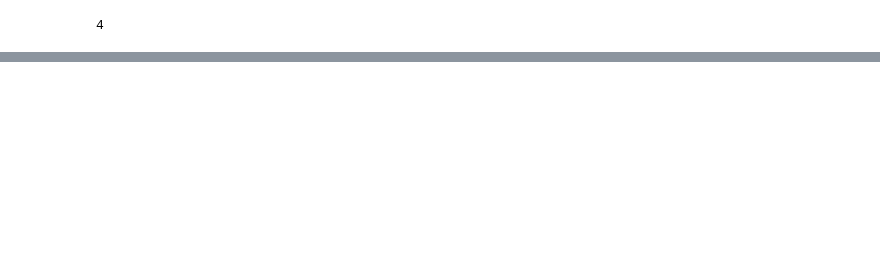
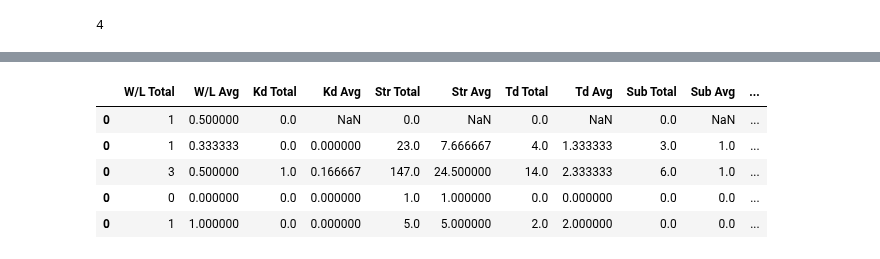
Before and after one commit to tylerlum/ufc_automated_scoring_system, a Jupyter notebook: UFC_data_scraping.ipynb, the cells around one changed output, grey strips where cells are left out. Drawn from its saved outputs; the diff is of its cells as text; code cells hidden in the pictures; blank space fills up the shorter version.

```diff
--- a/UFC_data_scraping.ipynb
+++ b/UFC_data_scraping.ipynb
@@ -864,0 +923,11 @@ len(new2[0])
+# %%
+x = get_all_fighters_detailed()
+# %%
+x.head()
+# %% [output]
+|  | W/L Total | W/L Avg | Kd Total | Kd Avg | Str Total | Str Avg | Td Total | Td Avg | Sub Total | Sub Avg | ... |
+| 0 | 1 | 0.500000 | 0.0 | NaN | 0.0 | NaN | 0.0 | NaN | 0.0 | NaN | ... |
+| 0 | 1 | 0.333333 | 0.0 | 0.000000 | 23.0 | 7.666667 | 4.0 | 1.333333 | 3.0 | 1.0 | ... |
+| 0 | 3 | 0.500000 | 1.0 | 0.166667 | 147.0 | 24.500000 | 14.0 | 2.333333 | 6.0 | 1.0 | ... |
+| 0 | 0 | 0.000000 | 0.0 | 0.000000 | 1.0 | 1.000000 | 0.0 | 0.000000 | 0.0 | 0.0 | ... |
+| 0 | 1 | 1.000000 | 0.0 | 0.000000 | 5.0 | 5.000000 | 2.0 | 2.000000 | 0.0 | 0.0 | ... |
```
Also changed, not shown: parts of 37 cells of this notebook.
